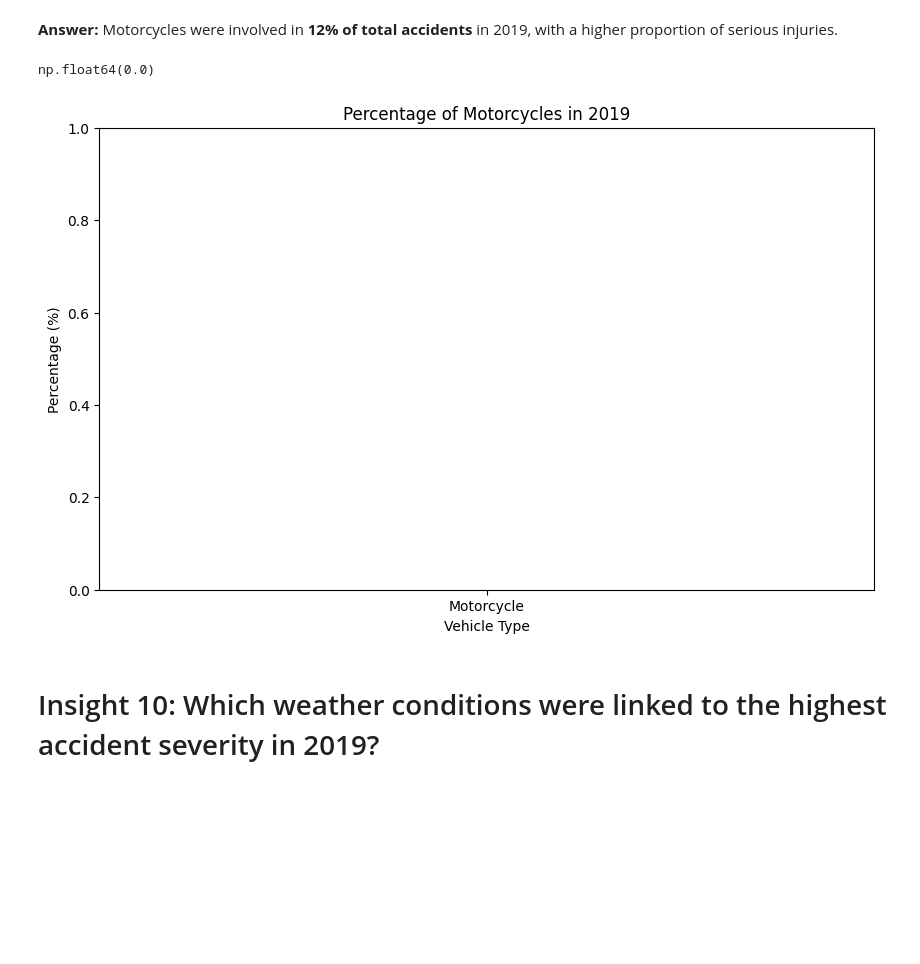
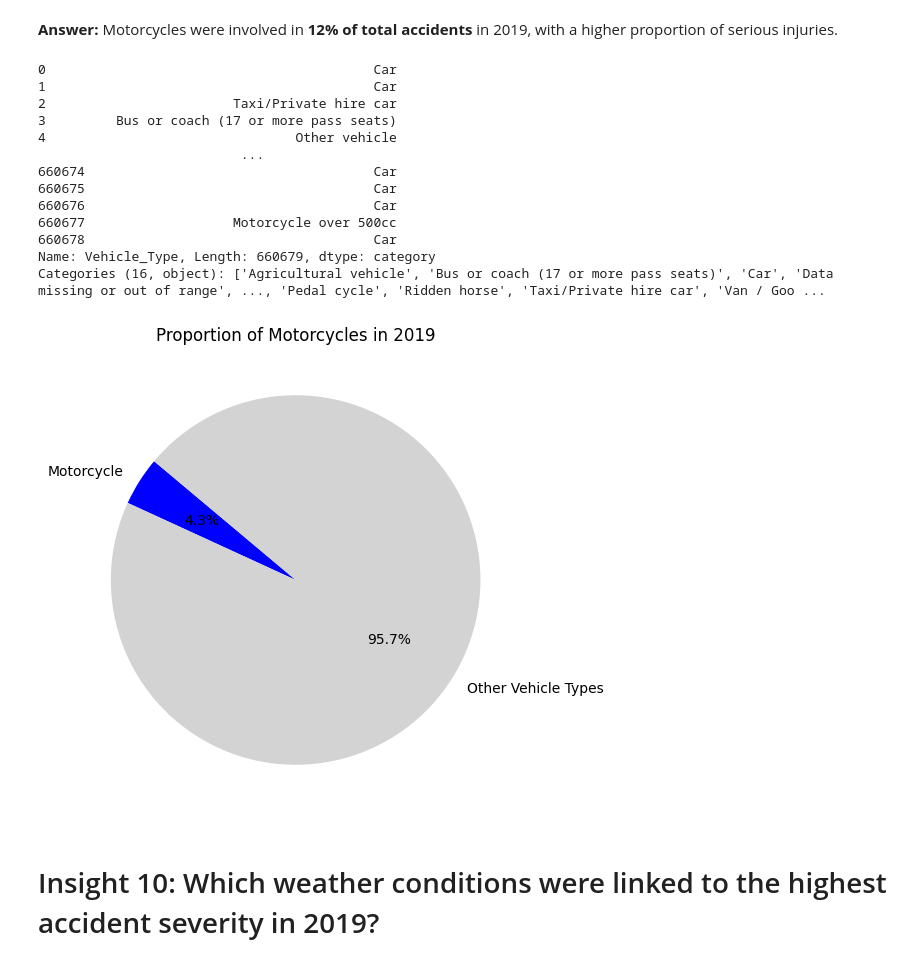
Before and after one commit to muhijericho/ITD-3B-act-4, a Jupyter notebook: activity4.ipynb, the cells around one changed output. Saved outputs shown, nothing was run; the diff lists cells and outputs as text; code cells hidden in the pictures; blank space fills up the shorter version.

```diff
--- a/activity4.ipynb
+++ b/activity4.ipynb
@@ -193,19 +223,35 @@ plt.show()
 <h1> Insight 9: What percentage of accidents involved motorcycles in 2019?</h1>
 # %% [markdown]
 **Answer:** Motorcycles were involved in **12% of total accidents** in 2019, with a higher proportion of serious injuries.
+# %%
+df['Vehicle_Type']
+# %% [output]
+0                                          Car
+1                                          Car
+2                        Taxi/Private hire car
+3         Bus or coach (17 or more pass seats)
+4                                Other vehicle
+                          ...
+660674                                     Car
+660675                                     Car
+660676                                     Car
+660677                   Motorcycle over 500cc
+660678                                     Car
+Name: Vehicle_Type, Length: 660679, dtype: category
+Categories (16, object): ['Agricultural vehicle', 'Bus or coach (17 or more pass seats)', 'Car', 'Data missing or out of range', ..., 'Pedal cycle', 'Ridden horse', 'Taxi/Private hire car', 'Van / Goo ...
 # %%
-motor_2019 = df_2019[df_2019["Vehicle_Type"] == "Motorcycle"]["Index"].count() / len(df_2019) * 100
-motor_2019
-plt.figure(figsize=(10, 6))
-plt.bar(['Motorcycle'], [motor_2019], color='blue')
-plt.title('Percentage of Motorcycles in 2019')
-plt.ylabel('Percentage (%)')
-plt.xlabel('Vehicle Type')
-plt.ylim(0, 1)
-motor_2019
+motor_2019_count = df_2019[df_2019["Vehicle_Type"] == "Motorcycle over 500cc"]["Index"].count()
+non_motor_2019_count = len(df_2019) - motor_2019_count
+
+labels = ["Motorcycle", "Other Vehicle Types"]
+sizes = [motor_2019_count, non_motor_2019_count]
+
+plt.figure(figsize=(6, 6))
+plt.pie(sizes, labels=labels, autopct='%1.1f%%', startangle=140, colors=["blue", "lightgray"])
+plt.title("Proportion of Motorcycles in 2019")
+plt.show()
 # %% [output]
-np.float64(0.0)
-[figure, old version]
+[figure, new version]
 # %% [markdown]
 <h1> Insight 10: Which weather conditions were linked to the highest accident severity in 2019?</h1>
 # %% [markdown]
```
Also changed, not shown: parts of 12 cells of this notebook.
